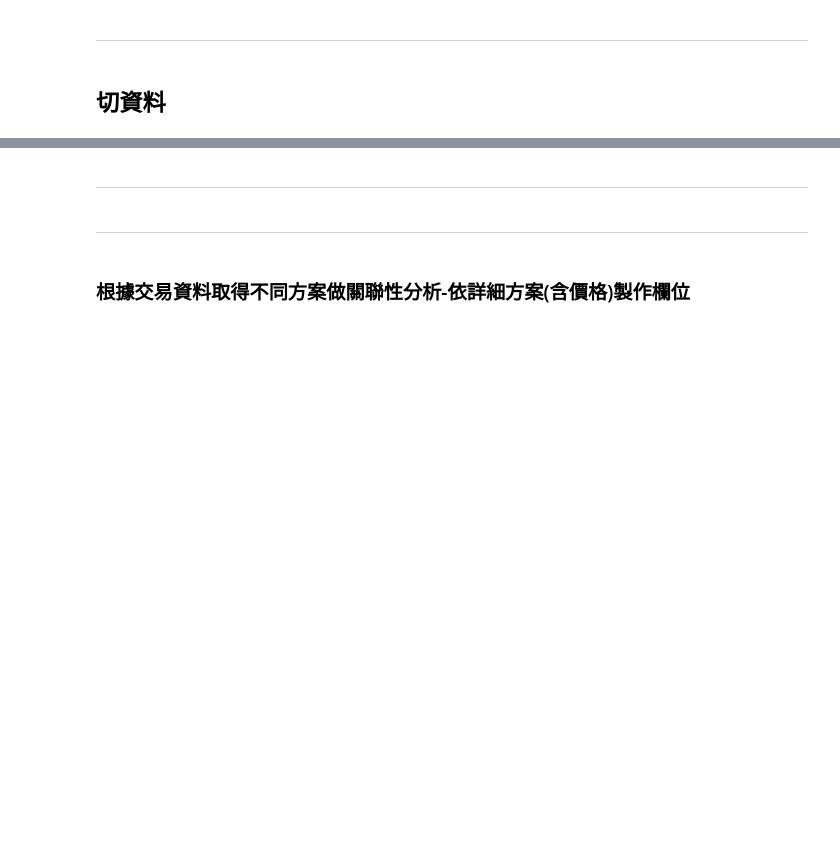
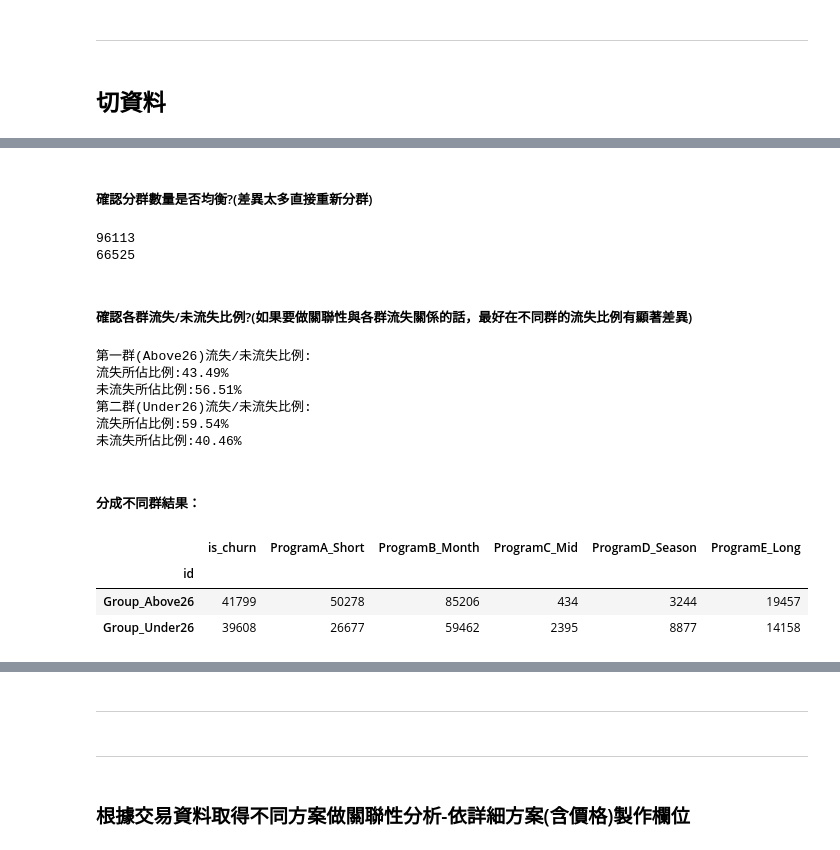
Before and after one commit to imiKao/KKBoxProject_for_TcfstCourse, a Jupyter notebook: KKboxAnalysis_關聯式分析.ipynb, the cells around one changed output, grey strips where cells are left out. Cells and saved outputs as stored; diff of their text form; code cells hidden in the pictures; blank space fills up the shorter version.

```diff
--- a/KKboxAnalysis_關聯式分析.ipynb
+++ b/KKboxAnalysis_關聯式分析.ipynb
@@ -156,0 +153,39 @@ Under26.head()
+# %% [markdown]
+##### 確認分群數量是否均衡?(差異太多直接重新分群)
+# %%
+print(len(df_Above26))
+print(len(df_Under26))
+# %% [output]
+96113
+66525
+# %% [markdown]
+##### 確認各群流失/未流失比例?(如果要做關聯性與各群流失關係的話，最好在不同群的流失比例有顯著差異)
+# %%
+# 確認第一群(Above26)流失/未流失比例
+print('第一群(Above26)流失/未流失比例:')
+print('流失所佔比例:{:.2f}%'.format(100*(len(df_Above26[df_Above26['is_churn'] == 1]) / len(df_Above26))))
+print('未流失所佔比例:{:.2f}%'.format(100*(len(df_Above26[df_Above26['is_churn'] == 0]) / len(df_Above26))))
+# 確認第二群(Under26)流失/未流失比例
+print('第二群(Under26)流失/未流失比例:')
+print('流失所佔比例:{:.2f}%'.format(100*(len(df_Under26[df_Under26['is_churn'] == 1]) / len(df_Under26))))
+print('未流失所佔比例:{:.2f}%'.format(100*(len(df_Under26[df_Under26['is_churn'] == 0]) / len(df_Under26))))
+# %% [output]
+第一群(Above26)流失/未流失比例:
+流失所佔比例:43.49%
+未流失所佔比例:56.51%
+第二群(Under26)流失/未流失比例:
+流失所佔比例:59.54%
+未流失所佔比例:40.46%
+# %% [markdown]
+##### 分成不同群結果：
+# %%
+CutbyAge26 = pd.concat([Above26, Under26], axis=0)
+CutbyAge26.reset_index(inplace=True)
+CutbyAge26 = CutbyAge26.drop(columns='index')
+CutbyAge26 = CutbyAge26.set_index('id')
+CutbyAge26.head()
+# %% [output]
+|  | is_churn | ProgramA_Short | ProgramB_Month | ProgramC_Mid | ProgramD_Season | ProgramE_Long |
+| id |  |  |  |  |  |  |
+| Group_Above26 | 41799 | 50278 | 85206 | 434 | 3244 | 19457 |
+| Group_Under26 | 39608 | 26677 | 59462 | 2395 | 8877 | 14158 |
```
Also changed, not shown: parts of 23 cells of this notebook.
